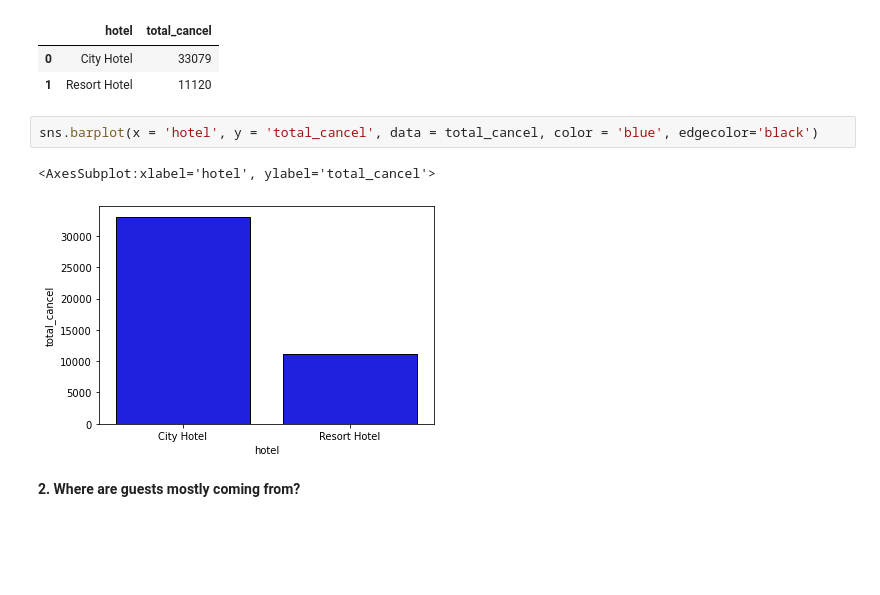
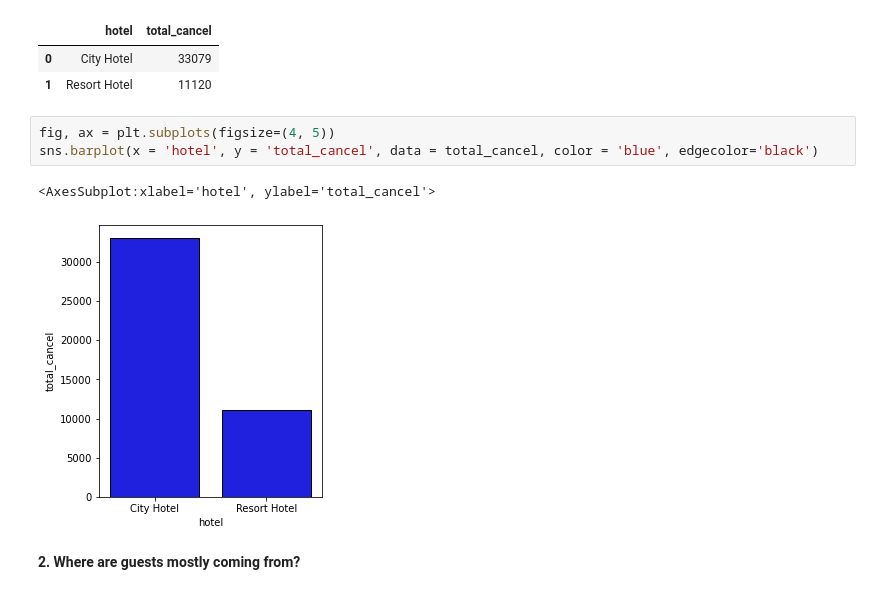
Before and after one commit to eunikehp/Hotel_Booking, a Jupyter notebook: Hotel Booking.ipynb, the cells around one changed output. Drawn from its saved outputs; the diff is of its cells as text; blank space fills up the shorter version.

```diff
--- a/Hotel Booking.ipynb
+++ b/Hotel Booking.ipynb
@@ -189,10 +189,11 @@ total_cancel
 | 0 | City Hotel | 33079 |
 | 1 | Resort Hotel | 11120 |
 # %%
+fig, ax = plt.subplots(figsize=(4, 5))
 sns.barplot(x = 'hotel', y = 'total_cancel', data = total_cancel, color = 'blue', edgecolor='black')
 # %% [output]
 <AxesSubplot:xlabel='hotel', ylabel='total_cancel'>
-[figure, old version]
+[figure, new version]
 # %% [markdown]
 **2. Where are guests mostly coming from?**
 # %%
```
Also changed, not shown: parts of 10 cells of this notebook.
